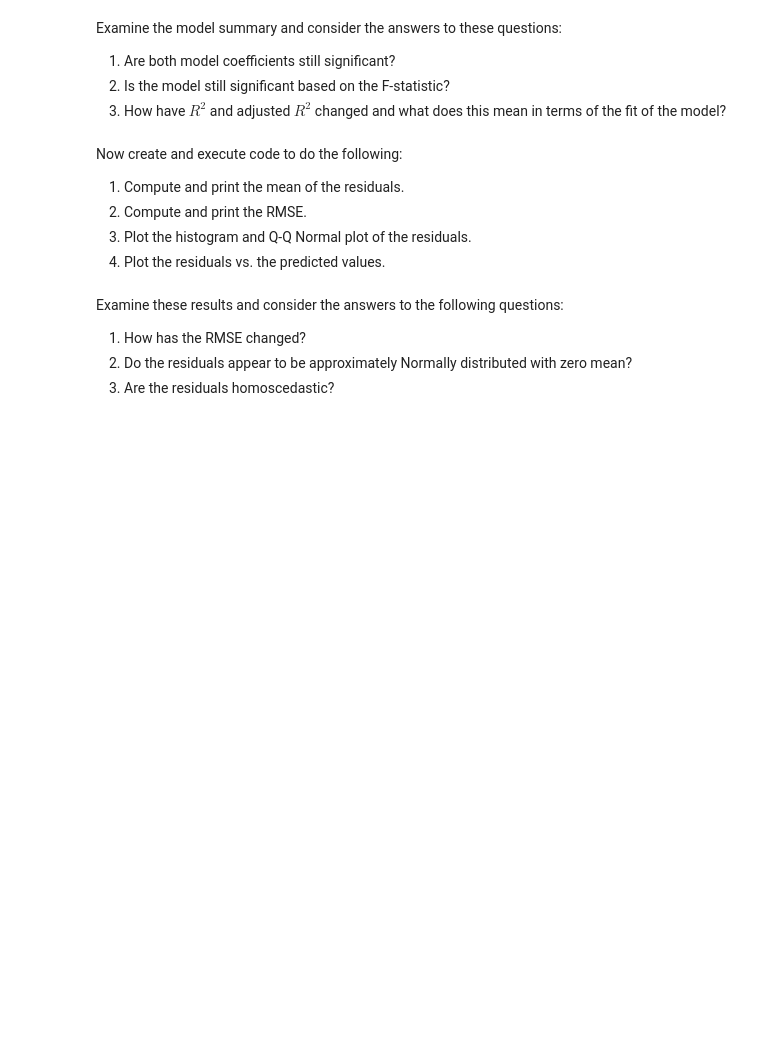
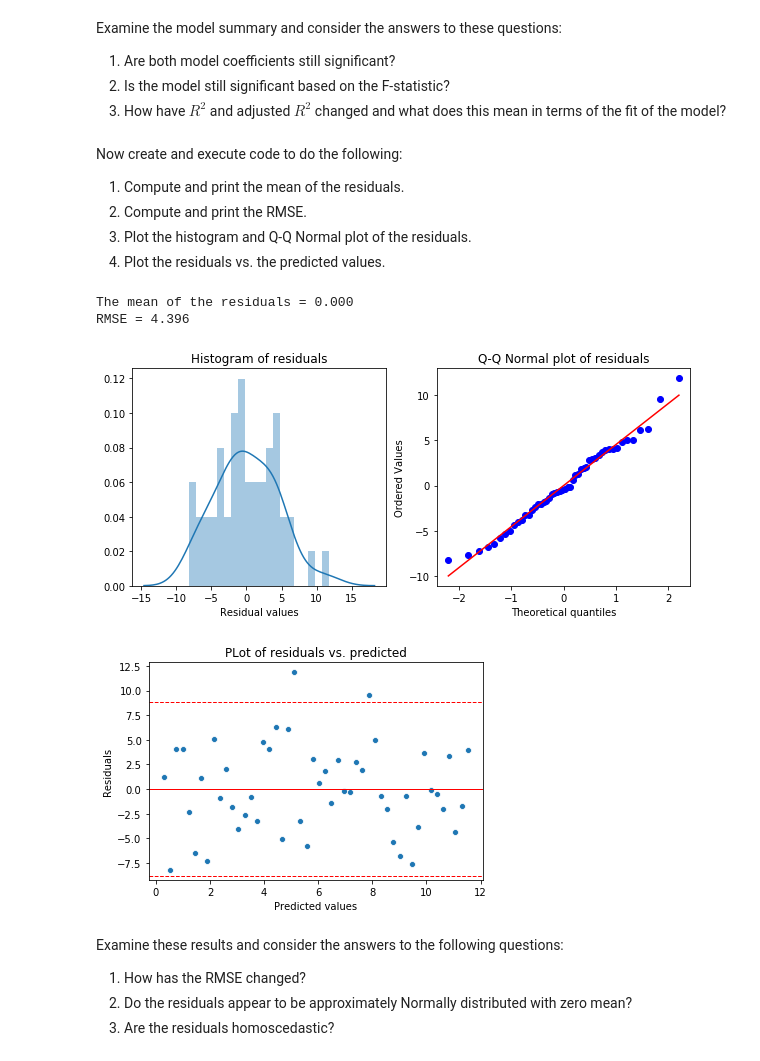
Before and after one commit to StephenElston/DataScience410, a Jupyter notebook: Lecture6/IntroToRegression.ipynb, the cells around one changed output. Drawn from its saved outputs; the diff is of its cells as text; code cells hidden in the pictures; blank space fills up the shorter version.

```diff
--- a/Lecture6/IntroToRegression.ipynb
+++ b/Lecture6/IntroToRegression.ipynb
@@ -404,3 +476,5 @@ reg_data_5.head()
 Next, in the cell below create and execute the code to define and fit the OLS model and print the summary.
 # %%
 # Fit the model and get the linear model summaries/plots.
+ols_model_5 = sm.ols(formula = 'y ~ x', data=reg_data_5).fit()
+ols_model_5.summary()
@@ -416,16 +510,21 @@ Now create and execute code to do the following:
 3. Plot the histogram and Q-Q Normal plot of the residuals.
 4. Plot the residuals vs. the predicted values.
 # %%
-reg_data_5['predicted'] = ols_model.predict(reg_data_5.x)
+reg_data_5['predicted'] = ols_model_5.predict(reg_data_5.x)
 reg_data_5['resids'] = np.subtract(reg_data_5.predicted, reg_data_5.y)
 
 print('The mean of the residuals = %4.3f' % (np.mean(reg_data_5.resids)))
 ## Print RMSE
 RMSE = np.std(reg_data_5.resids)
 print('RMSE = %4.3f' % (RMSE))
 
 plot_resid_dist(reg_data_5.resids)
 residual_plot(reg_data_5)
+# %% [output]
+The mean of the residuals = 0.000
+RMSE = 4.396
+[figure, added]
+[figure, added]
 # %% [markdown]
 Examine these results and consider the answers to the following questions:
 1. How has the RMSE changed?
```
Also changed, not shown: parts of 27 cells of this notebook.
